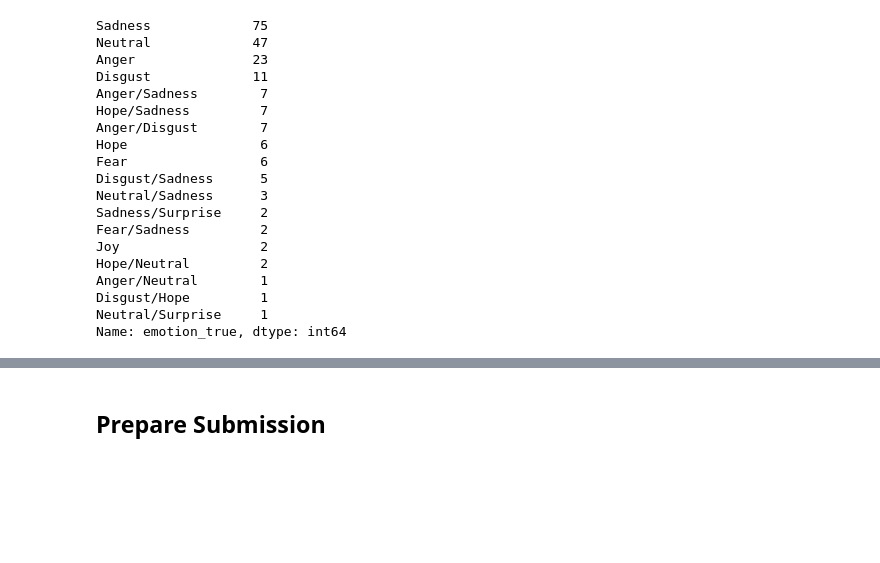
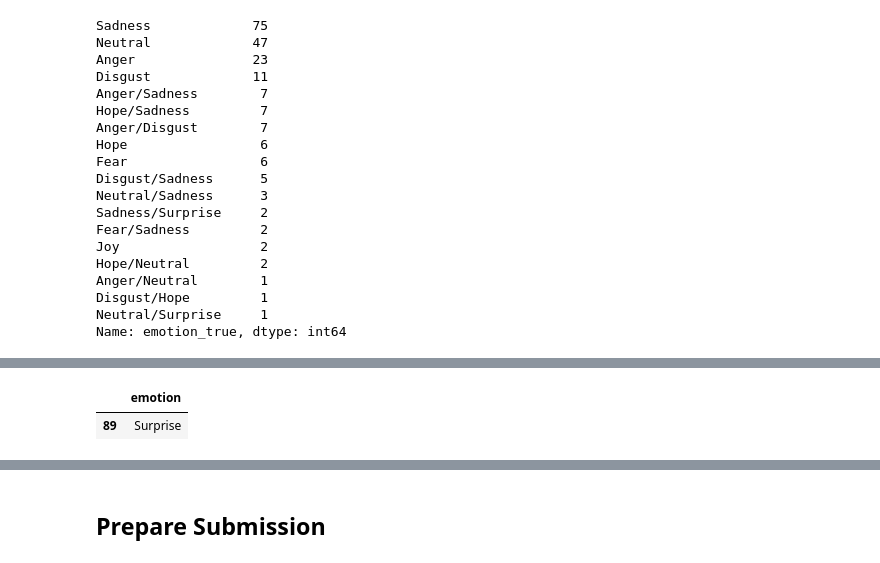
Before and after one commit to SurajTC/WASSA_2023_EMO, a Jupyter notebook: WASSA_2023_EMO.ipynb, the cells around one changed output, grey strips where cells are left out. Cells and saved outputs as stored; diff of their text form; code cells hidden in the pictures; blank space fills up the shorter version.

```diff
--- a/WASSA_2023_EMO.ipynb
+++ b/WASSA_2023_EMO.ipynb
@@ -457,3 +484,8 @@ Name: emotion_true, dtype: int64
+# %%
+df_dev_pred[df_dev_pred.emotion.isin(['Surprise'])]
+# %% [output]
+|  | emotion |
+| 89 | Surprise |
 # %%
 df_dev_true = df_emo_gold_dev.copy()
 df_dev_true.emotion_true = df_dev_true.emotion_true.apply(lambda x: encode_label(x))
```
Also changed, not shown: parts of 15 cells of this notebook.
